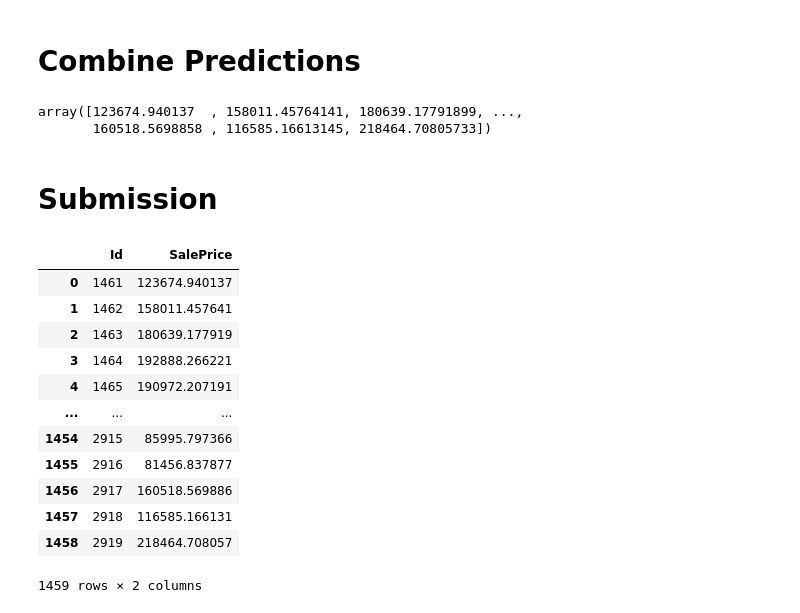
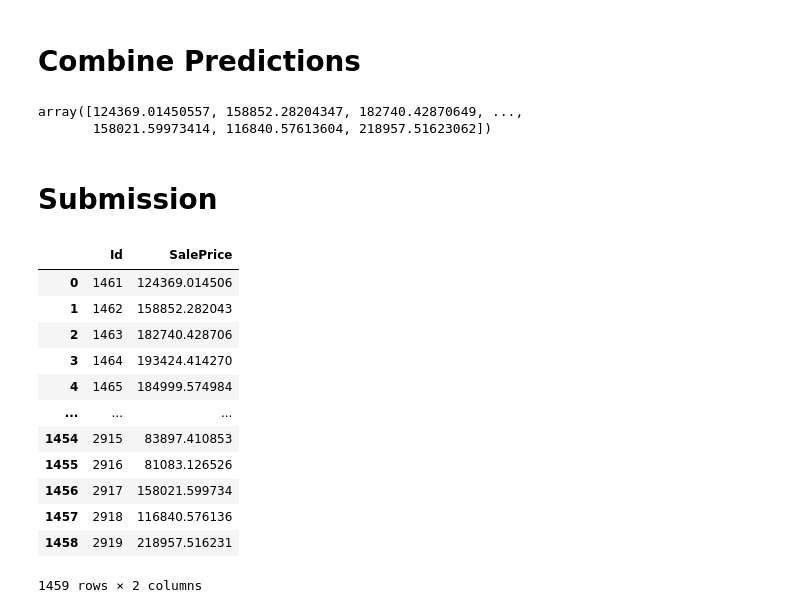
Before and after one commit to MerleSt/HousingPricePrediction, a Jupyter notebook: Notebooks/Final_Notebooks/priceprediction-housing.ipynb, the cells around one changed output. Saved outputs shown, nothing was run; the diff lists cells and outputs as text; code cells hidden in the pictures.

```diff
--- a/Notebooks/Final_Notebooks/priceprediction-housing.ipynb
+++ b/Notebooks/Final_Notebooks/priceprediction-housing.ipynb
@@ -595,15 +452,14 @@ study.best_params
 # Bagging
 # %%
 catboost_params = {
-    'iterations': 6000,
-    'learning_rate': 0.02,
+    'iterations': 6532,
+    'learning_rate': 0.011339331245790315,
     'depth': 5,
-    'l2_leaf_reg': 0.000115,
+    'l2_leaf_reg': 0.03775620200792289,
     'eval_metric':'RMSE',
-    'early_stopping_rounds': 200,
-    'random_seed': 42
+    'early_stopping_rounds': 190,
+    'random_seed': 14
 }
-
 
 br_params = {
     'n_iter': 552,
@@ -751,37 +614,39 @@ final_predictions = (
 )
 # %%
 final_predictions2 = (
-    0.3 * np.exp(models['catboost'].predict(test_final)) +
-    0.2 * np.exp(models['br'].predict(test_final)) +
-    0.1 * np.exp(models['gbr'].predict(test_final)) +
-    0.1 * np.exp(models['omp'].predict(test_final)) +
-    0.1 * np.exp(models['lightgbm'].predict(test_final)) +
-    0.1 * np.exp(models['extratrees'].predict(test_final)) +
-    0.1 * np.exp(models['rforest'].predict(test_final))
+    0.4 * np.exp(models_2['catboost'].predict(test_final)) +
+    0.1 * np.exp(models_2['br'].predict(test_final)) +
+    0.3 * np.exp(models_2['gbr'].predict(test_final)) +
+    0.1 * np.exp(models_2['omp'].predict(test_final)) +
+    0.1 * np.exp(models_2['lightgbm'].predict(test_final))
+    #0.1 * np.exp(models_2['extratrees'].predict(test_final)) +
+    #0.1 * np.exp(models_2['rforest'].predict(test_final))
 
 )
 # %%
 final_predictions
-# %% [output]
-array([123674.940137  , 158011.45764141, 180639.17791899, ...,
-       160518.5698858 , 116585.16613145, 218464.70805733])
+# %%
+final_predictions2
+# %% [output]
+array([124369.01450557, 158852.28204347, 182740.42870649, ...,
+       158021.59973414, 116840.57613604, 218957.51623062])
 # %% [markdown]
 # Submission
 # %%
-submission = pd.concat([test_id, pd.Series(final_predictions, name='SalePrice')], axis=1)
+submission = pd.concat([test_id, pd.Series(final_predictions2, name='SalePrice')], axis=1)
 submission
 # %% [output]
 |  | Id | SalePrice |
-| 0 | 1461 | 123674.940137 |
-| 1 | 1462 | 158011.457641 |
-| 2 | 1463 | 180639.177919 |
-| 3 | 1464 | 192888.266221 |
-| 4 | 1465 | 190972.207191 |
+| 0 | 1461 | 124369.014506 |
+| 1 | 1462 | 158852.282043 |
+| 2 | 1463 | 182740.428706 |
+| 3 | 1464 | 193424.414270 |
+| 4 | 1465 | 184999.574984 |
 | ... | ... | ... |
-| 1454 | 2915 | 85995.797366 |
-| 1455 | 2916 | 81456.837877 |
-| 1456 | 2917 | 160518.569886 |
-| 1457 | 2918 | 116585.166131 |
-| 1458 | 2919 | 218464.708057 |
+| 1454 | 2915 | 83897.410853 |
+| 1455 | 2916 | 81083.126526 |
+| 1456 | 2917 | 158021.599734 |
+| 1457 | 2918 | 116840.576136 |
+| 1458 | 2919 | 218957.516231 |
 1459 rows × 2 columns
 # %%
```
Also changed, not shown: parts of 20 cells of this notebook, 5 other files.
